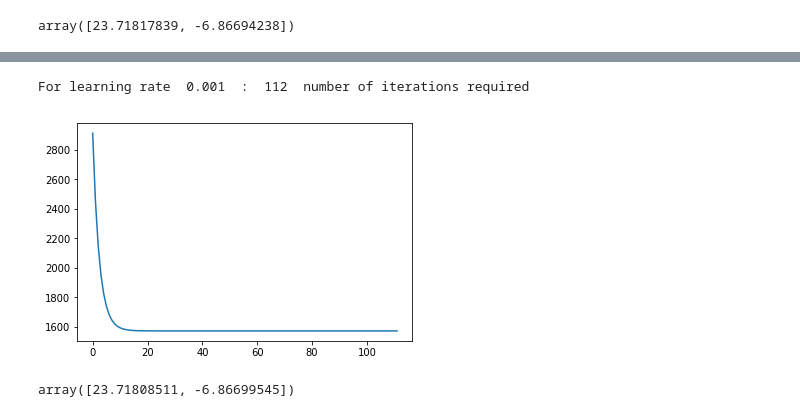
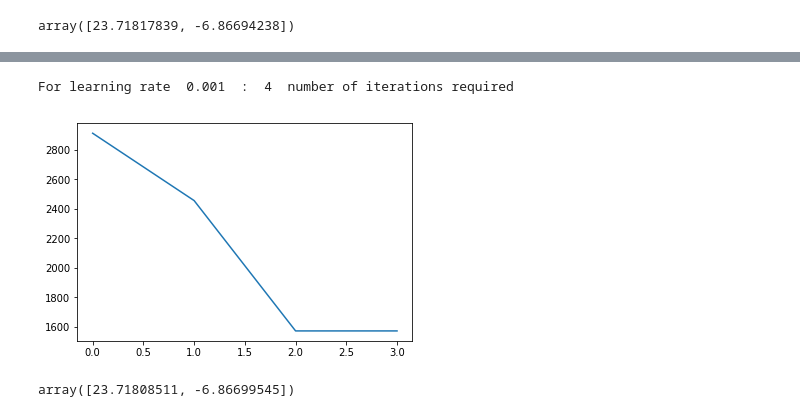
Before and after one commit to nishi1612/Machine-Learning, a Jupyter notebook: IE406_Lab2.ipynb, the cells around one changed output, grey strips where cells are left out. Saved outputs shown, nothing was run; the diff lists cells and outputs as text; code cells hidden in the pictures.

```diff
--- a/IE406_Lab2.ipynb
+++ b/IE406_Lab2.ipynb
@@ -75,6 +75,7 @@ def derivative(x):
   return 2*x
 
 x = np.linspace(-2.5,2.5,100)
+y = 2
 
 print("Gradient Descent")
 
@@ -104,7 +105,7 @@ print("Steepest Gradient Descent")
 theta_init = np.zeros((1))
 theta_init[0] = 2
 
-theta_history = steepest_gradient_descent(theta_init,0.0001)
+theta_history = steepest_gradient_descent(theta_init,0.01)
 plt.plot(x,func(x),color = 'orange')
 plt.scatter(theta_history,func(theta_history))
 plt.show()
@@ -112,7 +113,7 @@ plt.show()
 theta_init = np.zeros((1))
 theta_init[0] = 2
 
-theta_history = steepest_gradient_descent(theta_init,0.01)
+theta_history = steepest_gradient_descent(theta_init,0.1)
 plt.plot(x,func(x),color = 'orange')
 plt.scatter(theta_history,func(theta_history))
 plt.show()
@@ -356,28 +357,24 @@ array([22.97740096, -5.51932413])
 # %%
 def get_derivative(theta_old,theta_new,der,x=x,y=y):
-  X = np.vstack([np.ones(len(x)), x]).transpose()
-  X_dtheta_dx = np.matmul(X, np.vstack((der[0], der[1])))
-  X_dtheta_dx_2 = X_dtheta_dx**2
-  X_dtheta_dx_2 = np.sum(X_dtheta_dx_2)*len(x)
-  numerator = np.sum(np.matmul((np.matmul(X, theta_old) - y).transpose(), X_dtheta_dx))
-  denominator = X_dtheta_dx_2*len(x)
+  numerator = 2 * np.sum(np.dot((y-theta[0]-theta[1]*x),(der[0] + der[1]*x)))
+  denominator = 2 * np.sum((der[0] + der[1]*x)**2)
   return numerator/denominator
 
 def func(theta,x=x,y=y):
   return np.sum((y-(theta[0]+theta[1]*x))**2)
 
 def derivative(theta,x=x,y=y):
   vals = np.zeros((2))
   vals[0] = -2*np.sum(y-(theta[0]+theta[1]*x))
   vals[1] = -2*np.sum(np.dot((y-(theta[0]+theta[1]*x)),x))
   return vals
 
 theta = np.ones((2))
 theta[0] = 27
 theta[1] = -5
 theta_history = steepest_gradient_descent(theta,0.001)
 theta_history[theta_history.shape[0]-1]
 # %% [output]
-For learning rate  0.001  :  112  number of iterations required
+For learning rate  0.001  :  4  number of iterations required
-[figure, old version]
+[figure, new version]
 array([23.71808511, -6.86699545])
```
Also changed, not shown: parts of 2 cells of this notebook.
